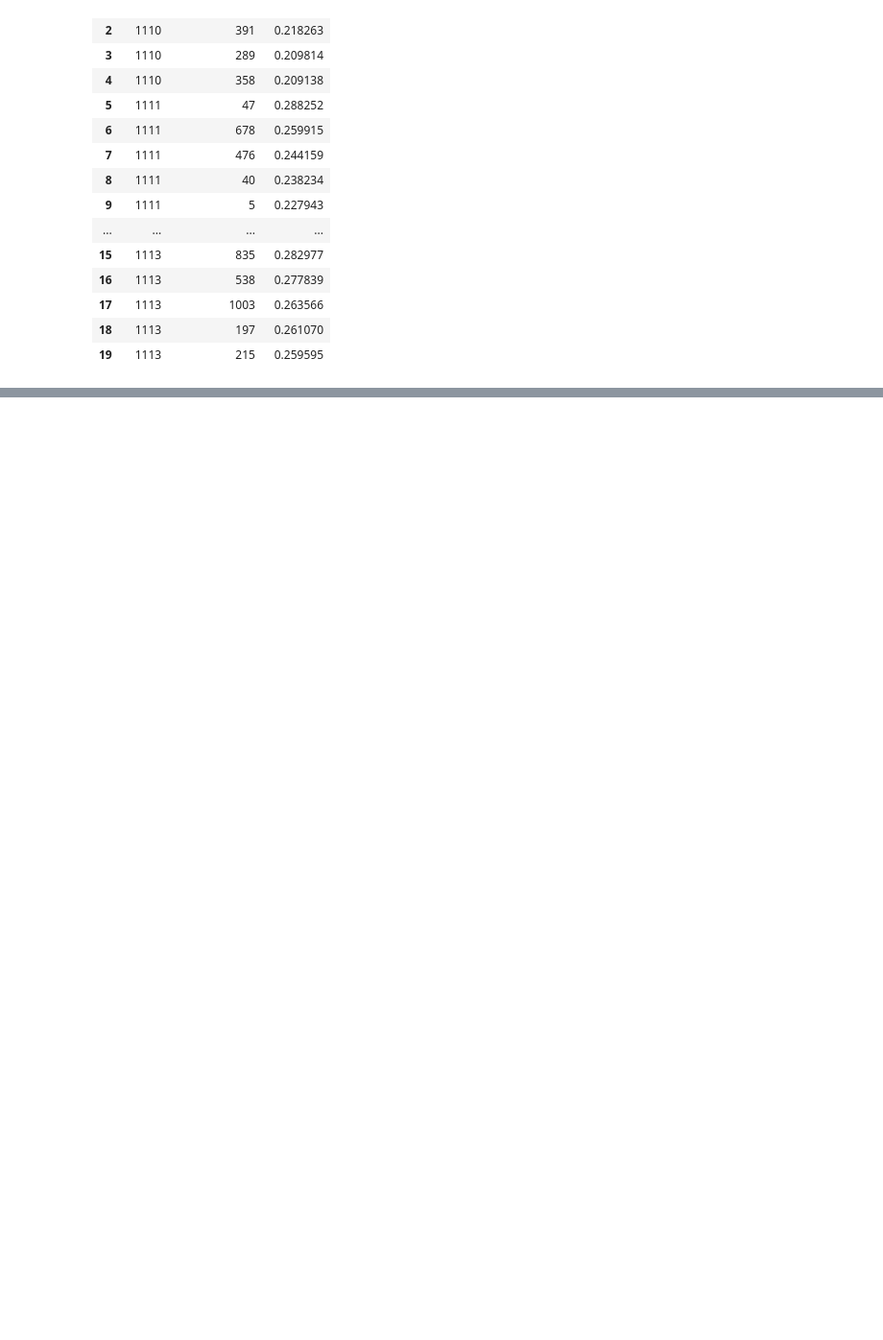
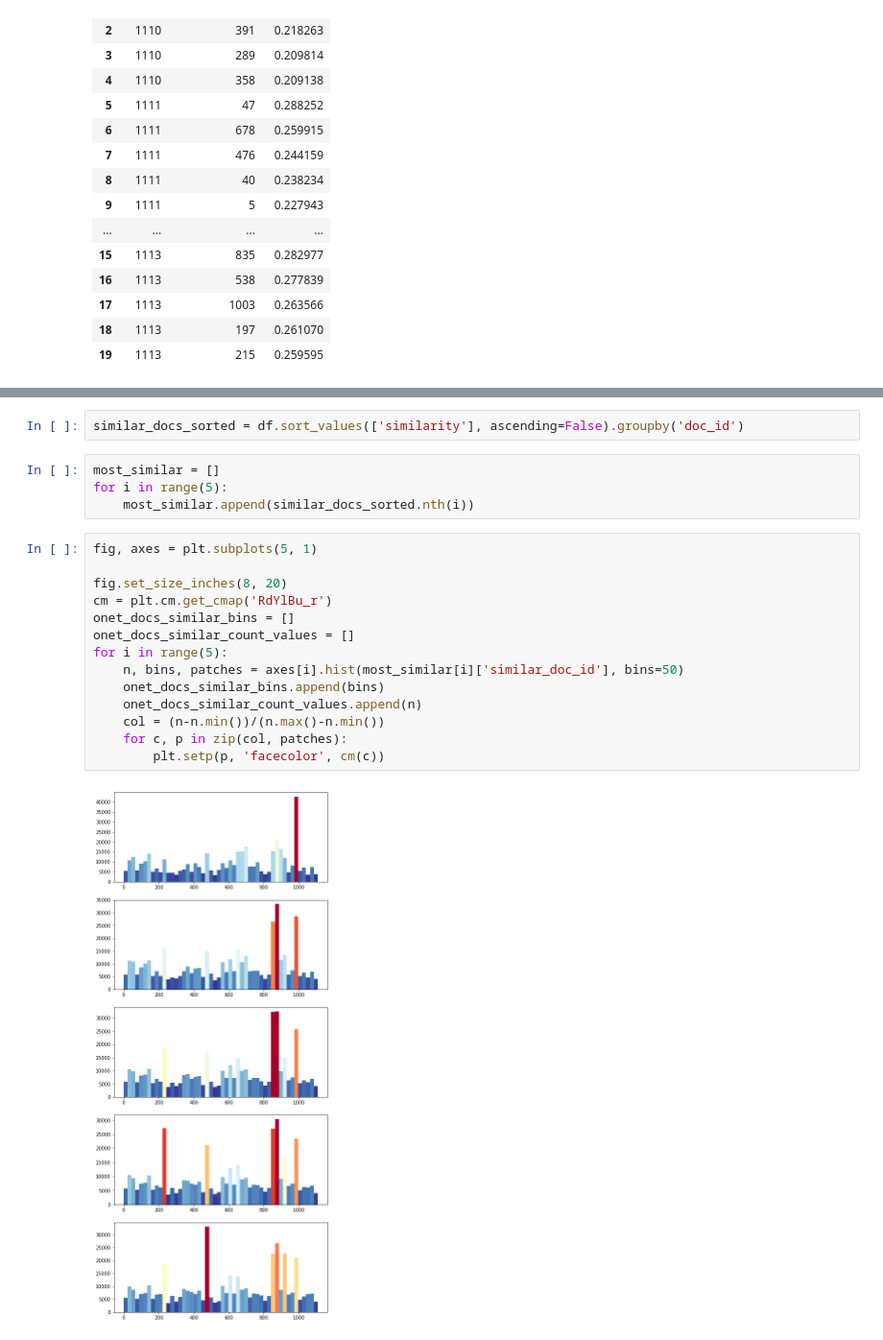
Before and after one commit to btruhand/job-advisor, a Jupyter notebook: Evaluating_doc2vec.ipynb, the cells around one changed output, grey strips where cells are left out. Shown at 96% size. Saved outputs shown, nothing was run; the diff lists cells and outputs as text; blank space fills up the shorter version.

```diff
--- a/Evaluating_doc2vec.ipynb
+++ b/Evaluating_doc2vec.ipynb
@@ -147,0 +216,22 @@ df.head(20)
+# %%
+similar_docs_sorted = df.sort_values(['similarity'], ascending=False).groupby('doc_id')
+# %%
+most_similar = []
+for i in range(5):
+    most_similar.append(similar_docs_sorted.nth(i))
+# %%
+fig, axes = plt.subplots(5, 1)
+
+fig.set_size_inches(8, 20)
+cm = plt.cm.get_cmap('RdYlBu_r')
+onet_docs_similar_bins = []
+onet_docs_similar_count_values = []
+for i in range(5):
+    n, bins, patches = axes[i].hist(most_similar[i]['similar_doc_id'], bins=50)
+    onet_docs_similar_bins.append(bins)
+    onet_docs_similar_count_values.append(n)
+    col = (n-n.min())/(n.max()-n.min())
+    for c, p in zip(col, patches):
+        plt.setp(p, 'facecolor', cm(c))
+# %% [output]
+[figure, added]
```
Also changed, not shown: parts of 25 cells of this notebook, 1 other file.
